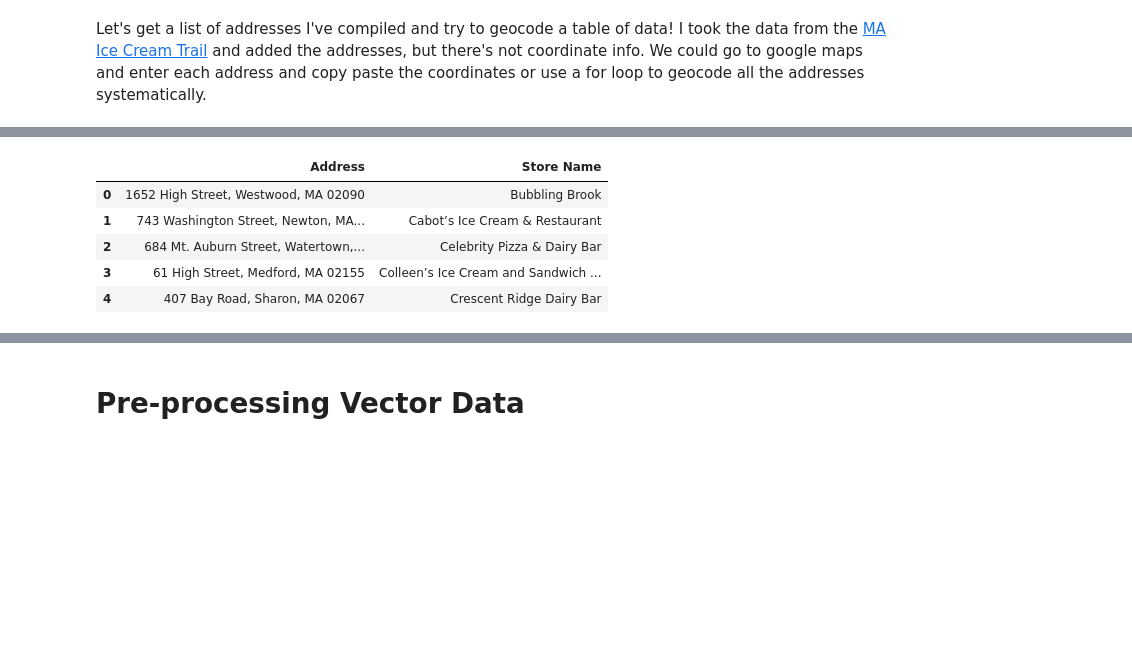
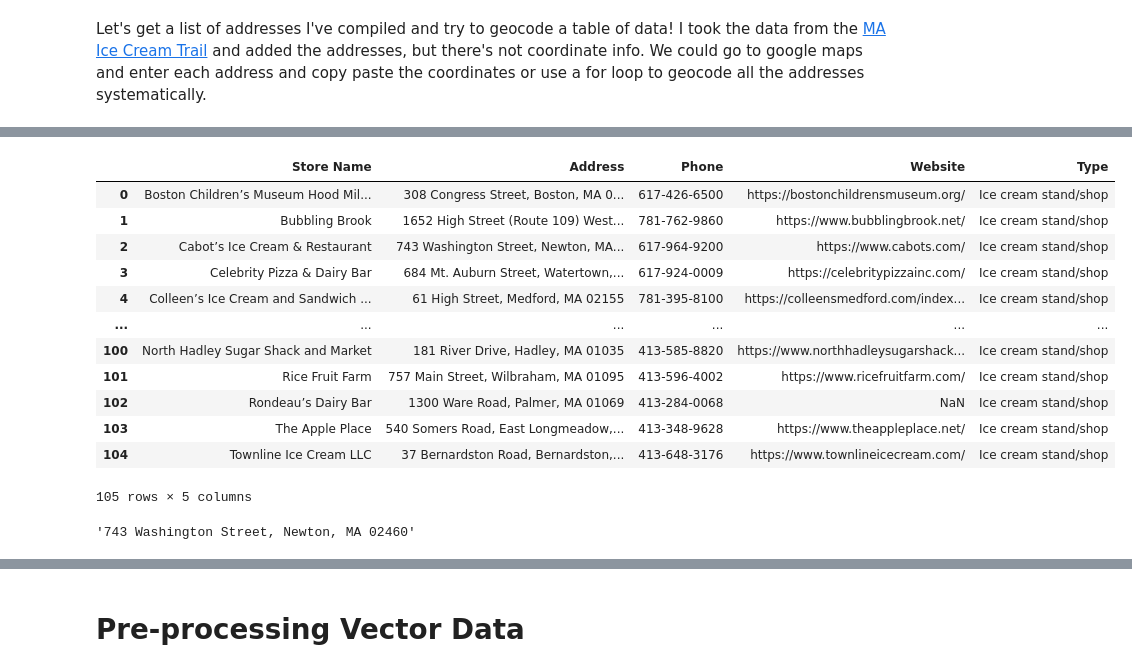
Before and after one commit to tuftsdatalab/python-geoprocessing, a Jupyter notebook: Demos.ipynb, the cells around one changed output, grey strips where cells are left out. Drawn from its saved outputs; the diff is of its cells as text; code cells hidden in the pictures; blank space fills up the shorter version.

```diff
--- a/Demos.ipynb
+++ b/Demos.ipynb
@@ -51,12 +90,25 @@ eg0zloro9ikv5pp9bzi 100%[===================>]   8.66K  --.-KB/s    in 0s
 import pandas as pd
-# %%
-my_data=pd.read_excel('eg0zloro9ikv5pp9bzio1ld8q18qewls.xlsx')
-my_data
-# %% [output]
-|  | Address | Store Name |
-| 0 | 1652 High Street, Westwood, MA 02090 | Bubbling Brook |
-| 1 | 743 Washington Street, Newton, MA... | Cabot’s Ice Cream & Restaurant |
-| 2 | 684 Mt. Auburn Street, Watertown,... | Celebrity Pizza & Dairy Bar |
-| 3 | 61 High Street, Medford, MA 02155 | Colleen’s Ice Cream and Sandwich ... |
-| 4 | 407 Bay Road, Sharon, MA 02067 | Crescent Ridge Dairy Bar |
+# %%
+# Read the data as a Pandas dataframe
+my_data=pd.read_excel('Addresses_for_geocoding.xlsx')
+my_data
+# %% [output]
+|  | Store Name | Address | Phone | Website | Type |
+| 0 | Boston Children’s Museum Hood Mil... | 308 Congress Street, Boston, MA 0... | 617-426-6500 | https://bostonchildrensmuseum.org/ | Ice cream stand/shop |
+| 1 | Bubbling Brook | 1652 High Street (Route 109) West... | 781-762-9860 | https://www.bubblingbrook.net/ | Ice cream stand/shop |
+| 2 | Cabot’s Ice Cream & Restaurant | 743 Washington Street, Newton, MA... | 617-964-9200 | https://www.cabots.com/ | Ice cream stand/shop |
+| 3 | Celebrity Pizza & Dairy Bar | 684 Mt. Auburn Street, Watertown,... | 617-924-0009 | https://celebritypizzainc.com/ | Ice cream stand/shop |
+| 4 | Colleen’s Ice Cream and Sandwich ... | 61 High Street, Medford, MA 02155 | 781-395-8100 | https://colleensmedford.com/index... | Ice cream stand/shop |
+| ... | ... | ... | ... | ... | ... |
+| 100 | North Hadley Sugar Shack and Market | 181 River Drive, Hadley, MA 01035 | 413-585-8820 | https://www.northhadleysugarshack... | Ice cream stand/shop |
+| 101 | Rice Fruit Farm | 757 Main Street, Wilbraham, MA 01095 | 413-596-4002 | https://www.ricefruitfarm.com/ | Ice cream stand/shop |
+| 102 | Rondeau’s Dairy Bar | 1300 Ware Road, Palmer, MA 01069 | 413-284-0068 | NaN | Ice cream stand/shop |
+| 103 | The Apple Place | 540 Somers Road, East Longmeadow,... | 413-348-9628 | https://www.theappleplace.net/ | Ice cream stand/shop |
+| 104 | Townline Ice Cream LLC | 37 Bernardston Road, Bernardston,... | 413-648-3176 | https://www.townlineicecream.com/ | Ice cream stand/shop |
+105 rows × 5 columns
+# %%
+# We can extract a single location from our dataframe by indexing
+my_data.loc[2,'Address']
+# %% [output]
+'743 Washington Street, Newton, MA 02460'
 # %%
```
Also changed, not shown: parts of 42 cells of this notebook.
